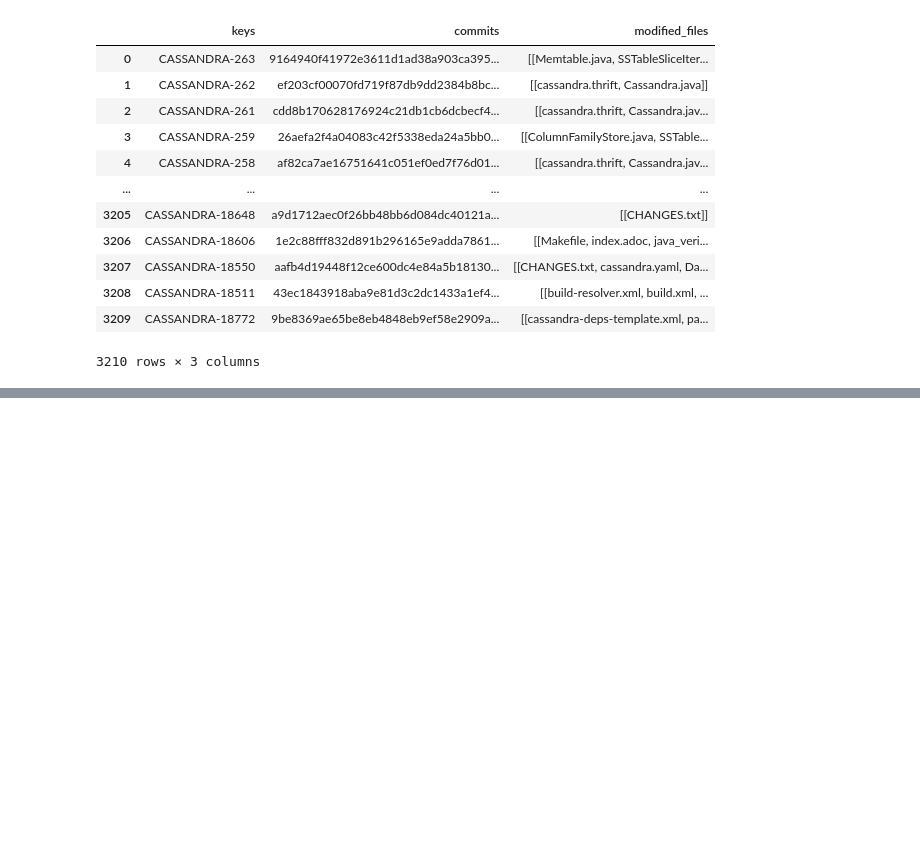
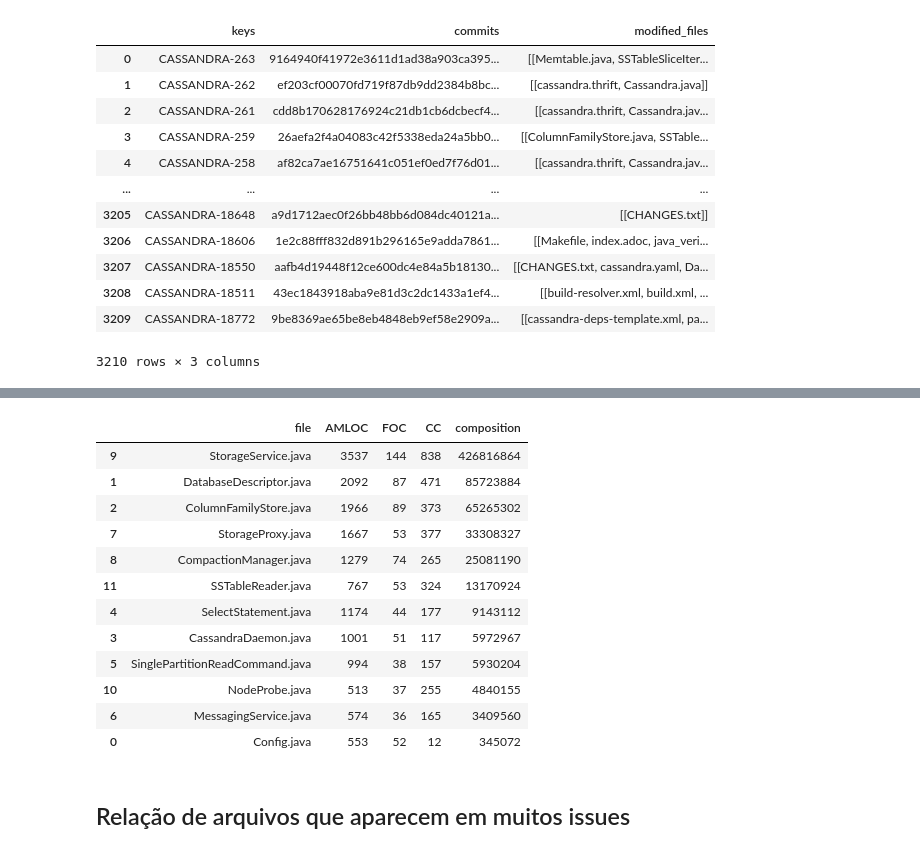
Before and after one commit to armandossrecife/piloto, a Jupyter notebook: teste_correlacao_issue_tracker.ipynb, the cells around one changed output, grey strips where cells are left out. Cells and saved outputs as stored; diff of their text form; code cells hidden in the pictures; blank space fills up the shorter version.

```diff
--- a/teste_correlacao_issue_tracker.ipynb
+++ b/teste_correlacao_issue_tracker.ipynb
@@ -680,0 +725,3 @@ file_issue_summary.sort_values(by='TimesAppearedInIssues', ascending=False).head
+# %%
+lista_arquivos_criticos = [("StorageService.java", 3537, 144), ("ColumnFamilyStore.java", 1966, 89), ("DatabaseDescriptor.java", 2092, 87), ("CompactionManager.java", 1279, 74), ("StorageProxy.java", 1667, 53), ("SSTableReader.java", 767, 53), ("Config.java", 553, 52), ("CassandraDaemon.java", 1001, 51), ("SelectStatement.java", 1174, 44), ("SinglePartitionReadCommand.java", 994, 38),("NodeProbe.java", 513, 37), ("MessagingService.java", 574, 36)]
+lista_arquivos_criticos
@@ -680,0 +787,5 @@ file_issue_summary.sort_values(by='TimesAppearedInIssues', ascending=False).head
+# %%
+# Todos os arquivos do repositório cassandra
+df_cassandra_atd = pd.read_csv('my_composition.csv')
+df_cassandra_atd['composition'] = df_cassandra_atd['fc'] *  df_cassandra_atd['ml'] * df_cassandra_atd['cc']
+df_cassandra_atd.sort_values(by='composition', ascending=False)
@@ -680,0 +840,19 @@ file_issue_summary.sort_values(by='TimesAppearedInIssues', ascending=False).head
+# %%
+df_critical_files_by_atd['composition'] = df_critical_files_by_atd['AMLOC'] * df_critical_files_by_atd['FOC'] * df_critical_files_by_atd['CC']
+df_critical_files_by_atd.sort_values(by='composition', ascending=False)
+# %% [output]
+|  | file | AMLOC | FOC | CC | composition |
+| 9 | StorageService.java | 3537 | 144 | 838 | 426816864 |
+| 1 | DatabaseDescriptor.java | 2092 | 87 | 471 | 85723884 |
+| 2 | ColumnFamilyStore.java | 1966 | 89 | 373 | 65265302 |
+| 7 | StorageProxy.java | 1667 | 53 | 377 | 33308327 |
+| 8 | CompactionManager.java | 1279 | 74 | 265 | 25081190 |
+| 11 | SSTableReader.java | 767 | 53 | 324 | 13170924 |
+| 4 | SelectStatement.java | 1174 | 44 | 177 | 9143112 |
+| 3 | CassandraDaemon.java | 1001 | 51 | 117 | 5972967 |
+| 5 | SinglePartitionReadCommand.java | 994 | 38 | 157 | 5930204 |
+| 10 | NodeProbe.java | 513 | 37 | 255 | 4840155 |
+| 6 | MessagingService.java | 574 | 36 | 165 | 3409560 |
+| 0 | Config.java | 553 | 52 | 12 | 345072 |
+# %% [markdown]
+## Relação de arquivos que aparecem em muitos issues
```
Also changed, not shown: parts of 26 cells of this notebook.
